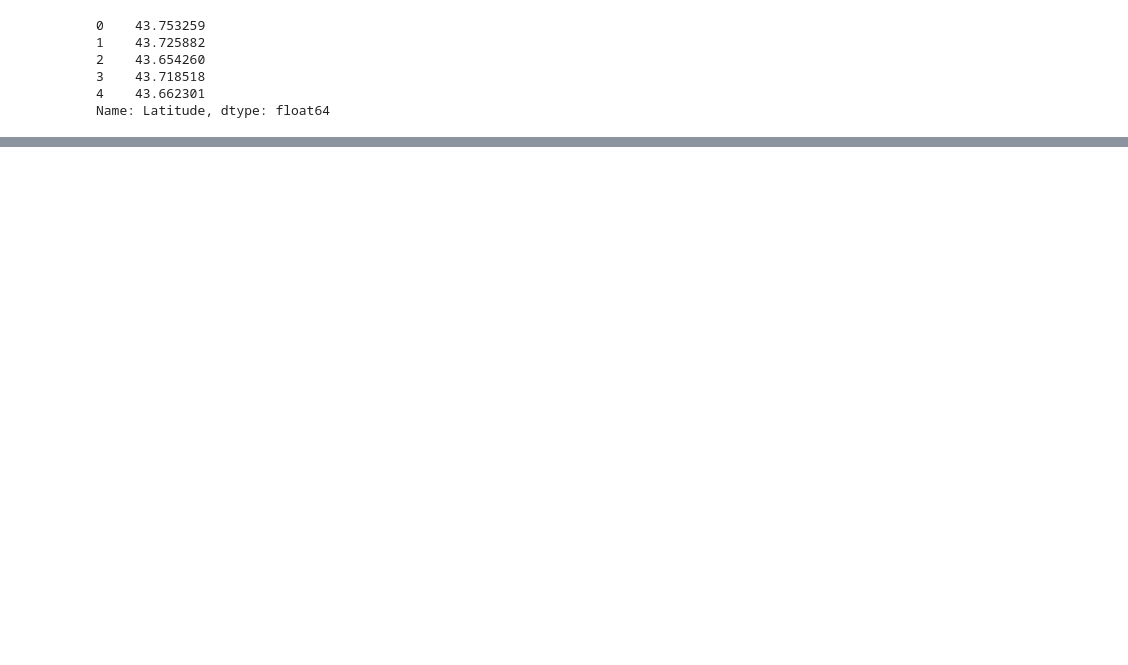
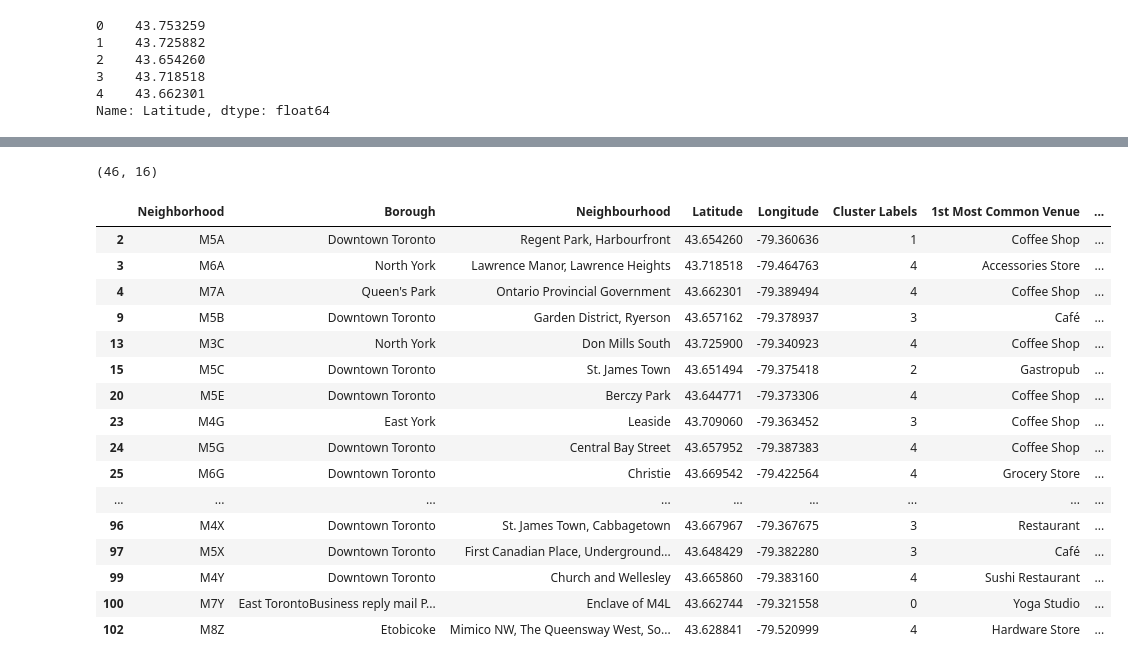
Before and after one commit to nguytannghia/Coursera_Capstone, a Jupyter notebook: Neighborhoods in Toronto_part3.ipynb, the cells around one changed output, grey strips where cells are left out. Drawn from its saved outputs; the diff is of its cells as text; code cells hidden in the pictures; blank space fills up the shorter version.

Commit message:
Published from Watson Studio.

```diff
--- a/Neighborhoods in Toronto_part3.ipynb
+++ b/Neighborhoods in Toronto_part3.ipynb
@@ -19,7 +19,7 @@ r=requests.get(my_url)
 Using Beautiful Soup to parser data
 # %%
 # Parse the htlm with Soup
-page=bsoup(r.text,"html.parser")
-page
+soup=bsoup(r.text,"lxml")
+soup
 # %% [output]
 <!DOCTYPE html>
@@ -282,15 +395,34 @@ kmeans.labels_[0:10]
 # %%
-toronto_merged = part_02[part_02.Postcode.isin(idx)].copy()
-toronto_merged.rename(columns={'Postcode': 'Neighborhood'}, inplace=True)
-
+toronto_merged = final[final.PostalCode.isin(idx)].copy()
+toronto_merged.rename(columns={'Neighborhood': 'Neighbourhood'}, inplace=True)
+toronto_merged.rename(columns={'PostalCode': 'Neighborhood'}, inplace=True)
 # Add clustering labels
 toronto_merged['Cluster Labels'] = kmeans.labels_
 
 # Merge toronto_grouped with toronto_data to add latitude/longitude for each neighborhood
 toronto_merged = toronto_merged.join(neighborhoods_venues_sorted.set_index('Neighborhood'), on='Neighborhood')
 
 print(toronto_merged.shape)
 toronto_merged
+# %% [output]
+(46, 16)
+|  | Neighborhood | Borough | Neighbourhood | Latitude | Longitude | Cluster Labels | 1st Most Common Venue | ... |
+| 2 | M5A | Downtown Toronto | Regent Park, Harbourfront | 43.654260 | -79.360636 | 1 | Coffee Shop | ... |
+| 3 | M6A | North York | Lawrence Manor, Lawrence Heights | 43.718518 | -79.464763 | 4 | Accessories Store | ... |
+| 4 | M7A | Queen's Park | Ontario Provincial Government | 43.662301 | -79.389494 | 4 | Coffee Shop | ... |
+| 9 | M5B | Downtown Toronto | Garden District, Ryerson | 43.657162 | -79.378937 | 3 | Café | ... |
+| 13 | M3C | North York | Don Mills South | 43.725900 | -79.340923 | 4 | Coffee Shop | ... |
+| 15 | M5C | Downtown Toronto | St. James Town | 43.651494 | -79.375418 | 2 | Gastropub | ... |
+| 20 | M5E | Downtown Toronto | Berczy Park | 43.644771 | -79.373306 | 4 | Coffee Shop | ... |
+| 23 | M4G | East York | Leaside | 43.709060 | -79.363452 | 3 | Coffee Shop | ... |
+| 24 | M5G | Downtown Toronto | Central Bay Street | 43.657952 | -79.387383 | 4 | Coffee Shop | ... |
+| 25 | M6G | Downtown Toronto | Christie | 43.669542 | -79.422564 | 4 | Grocery Store | ... |
+| ... | ... | ... | ... | ... | ... | ... | ... | ... |
+| 96 | M4X | Downtown Toronto | St. James Town, Cabbagetown | 43.667967 | -79.367675 | 3 | Restaurant | ... |
+| 97 | M5X | Downtown Toronto | First Canadian Place, Underground... | 43.648429 | -79.382280 | 3 | Café | ... |
+| 99 | M4Y | Downtown Toronto | Church and Wellesley | 43.665860 | -79.383160 | 4 | Sushi Restaurant | ... |
+| 100 | M7Y | East TorontoBusiness reply mail P... | Enclave of M4L | 43.662744 | -79.321558 | 0 | Yoga Studio | ... |
+| 102 | M8Z | Etobicoke | Mimico NW, The Queensway West, So... | 43.628841 | -79.520999 | 4 | Hardware Store | ... |
 # %%
 # create map
 toronto_latitude = 43.70011
```
Also changed, not shown: parts of 17 cells of this notebook.
